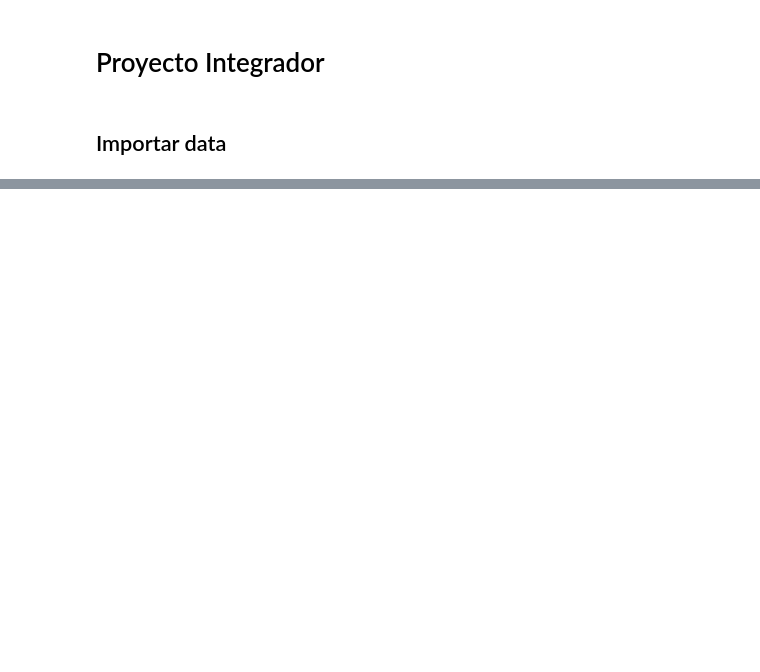
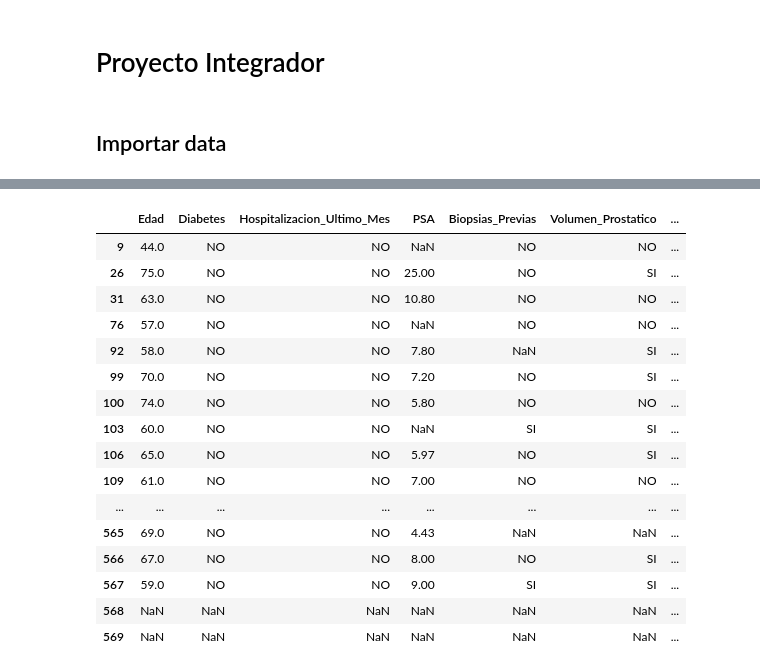
Before and after one commit to dalejandroramirez/proyectoIntegradorML, a Jupyter notebook: 00_limpieza.ipynb, the cells around one changed output, grey strips where cells are left out. Cells and saved outputs as stored; diff of their text form; code cells hidden in the pictures; blank space fills up the shorter version.

```diff
--- a/00_limpieza.ipynb
+++ b/00_limpieza.ipynb
@@ -5,7 +6,7 @@ import pandas as pd
 # %% [markdown]
 ## Importar data
 # %%
-raw = pd.read_excel('BBDD_Hospitalización.xlsx')
+raw = pd.read_excel('hospitalizacion.xlsx')
 # %%
 nuevos_nombres = {
     'EDAD': 'Edad',
@@ -33,0 +49,20 @@ df = raw.rename(columns=nuevos_nombres)
+# %%
+df[df.isnull().any(axis=1)]
+# %% [output]
+|  | Edad | Diabetes | Hospitalizacion_Ultimo_Mes | PSA | Biopsias_Previas | Volumen_Prostatico | ... |
+| 9 | 44.0 | NO | NO | NaN | NO | NO | ... |
+| 26 | 75.0 | NO | NO | 25.00 | NO | SI | ... |
+| 31 | 63.0 | NO | NO | 10.80 | NO | NO | ... |
+| 76 | 57.0 | NO | NO | NaN | NO | NO | ... |
+| 92 | 58.0 | NO | NO | 7.80 | NaN | SI | ... |
+| 99 | 70.0 | NO | NO | 7.20 | NO | SI | ... |
+| 100 | 74.0 | NO | NO | 5.80 | NO | NO | ... |
+| 103 | 60.0 | NO | NO | NaN | SI | SI | ... |
+| 106 | 65.0 | NO | NO | 5.97 | NO | SI | ... |
+| 109 | 61.0 | NO | NO | 7.00 | NO | NO | ... |
+| ... | ... | ... | ... | ... | ... | ... | ... |
+| 565 | 69.0 | NO | NO | 4.43 | NaN | NaN | ... |
+| 566 | 67.0 | NO | NO | 8.00 | NO | SI | ... |
+| 567 | 59.0 | NO | NO | 9.00 | SI | SI | ... |
+| 568 | NaN | NaN | NaN | NaN | NaN | NaN | ... |
+| 569 | NaN | NaN | NaN | NaN | NaN | NaN | ... |
```
Also changed, not shown: parts of 29 cells of this notebook, 4 other files.
